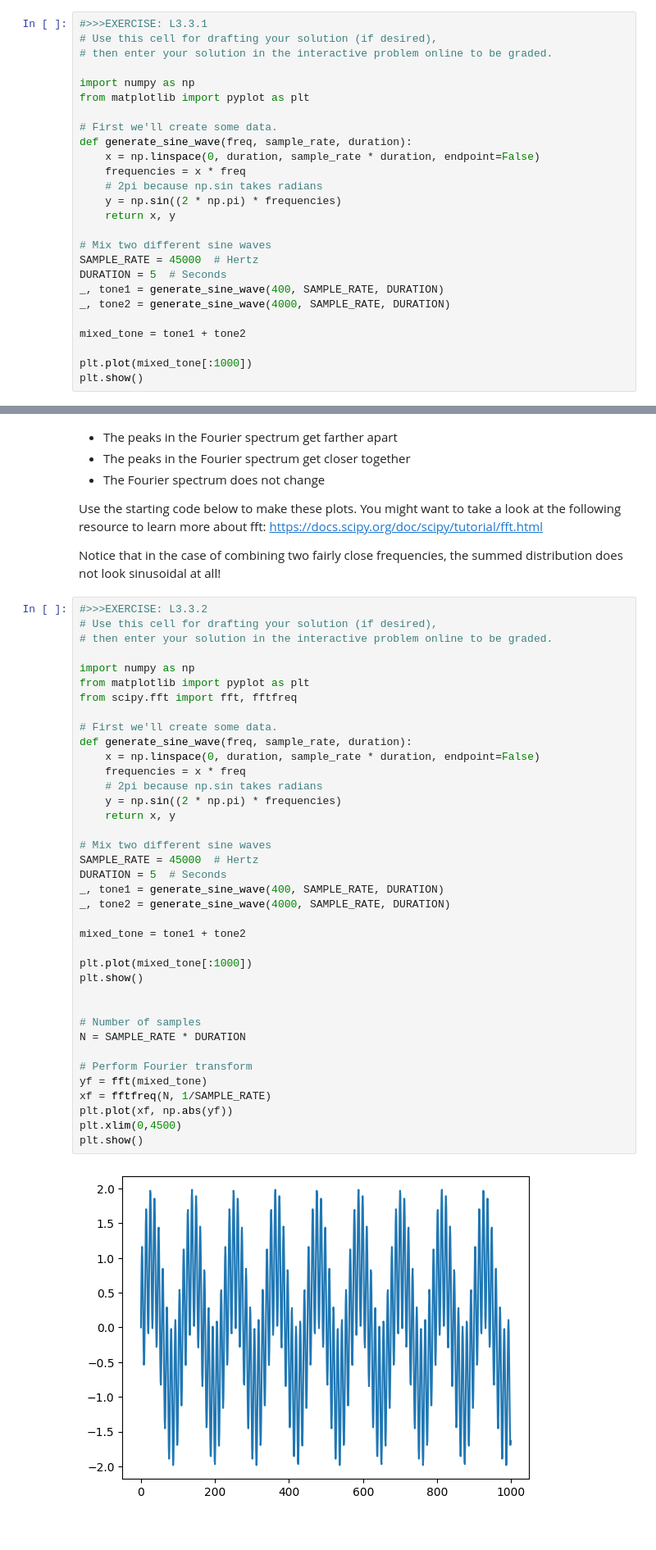
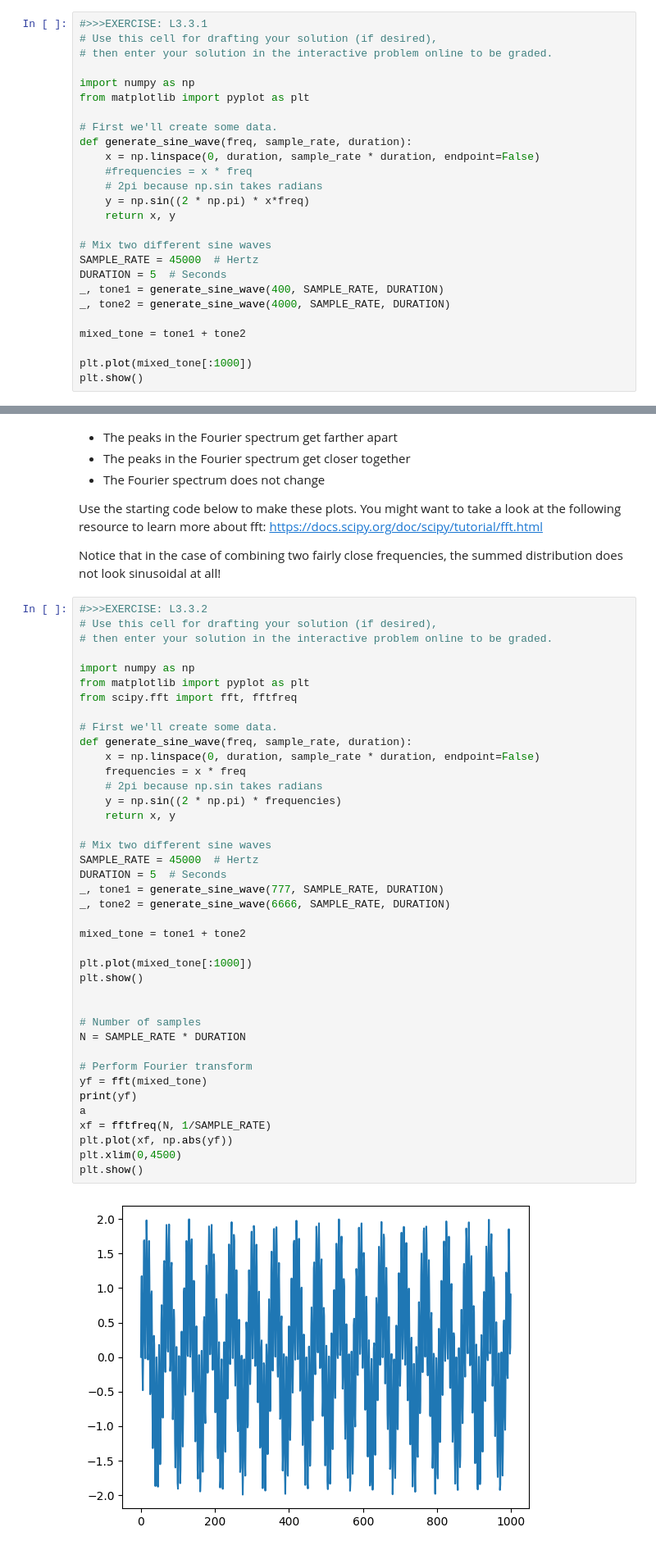
Before and after one commit to mit-physics-data/lectures, a Jupyter notebook: lecture3/8S50x_L03_MAIN.ipynb, the cells around one changed output, grey strips where cells are left out. Shown at 82% size. Saved outputs shown, nothing was run; the diff lists cells and outputs as text.

```diff
--- a/lecture3/8S50x_L03_MAIN.ipynb
+++ b/lecture3/8S50x_L03_MAIN.ipynb
@@ -288,9 +288,9 @@ from matplotlib import pyplot as plt
 # First we'll create some data.
 def generate_sine_wave(freq, sample_rate, duration):
     x = np.linspace(0, duration, sample_rate * duration, endpoint=False)
-    frequencies = x * freq
+    #frequencies = x * freq
     # 2pi because np.sin takes radians
-    y = np.sin((2 * np.pi) * frequencies)
+    y = np.sin((2 * np.pi) * x*freq)
     return x, y
 
 # Mix two different sine waves
@@ -341,33 +341,35 @@ from matplotlib import pyplot as plt
 from scipy.fft import fft, fftfreq
 
 # First we'll create some data.
 def generate_sine_wave(freq, sample_rate, duration):
     x = np.linspace(0, duration, sample_rate * duration, endpoint=False)
     frequencies = x * freq
     # 2pi because np.sin takes radians
     y = np.sin((2 * np.pi) * frequencies)
     return x, y
 
 # Mix two different sine waves
 SAMPLE_RATE = 45000  # Hertz
 DURATION = 5  # Seconds
-_, tone1 = generate_sine_wave(400, SAMPLE_RATE, DURATION)
-_, tone2 = generate_sine_wave(4000, SAMPLE_RATE, DURATION)
+_, tone1 = generate_sine_wave(777, SAMPLE_RATE, DURATION)
+_, tone2 = generate_sine_wave(6666, SAMPLE_RATE, DURATION)
 
 mixed_tone = tone1 + tone2
 
 plt.plot(mixed_tone[:1000])
 plt.show()
 
 
 # Number of samples
 N = SAMPLE_RATE * DURATION
 
 # Perform Fourier transform
 yf = fft(mixed_tone)
+print(yf)
+a
 xf = fftfreq(N, 1/SAMPLE_RATE)
 plt.plot(xf, np.abs(yf))
 plt.xlim(0,4500)
 plt.show()
 # %% [output]
-[figure, old version]
+[figure, new version]
```
Also changed, not shown: parts of 2 cells of this notebook, 3 other files.
